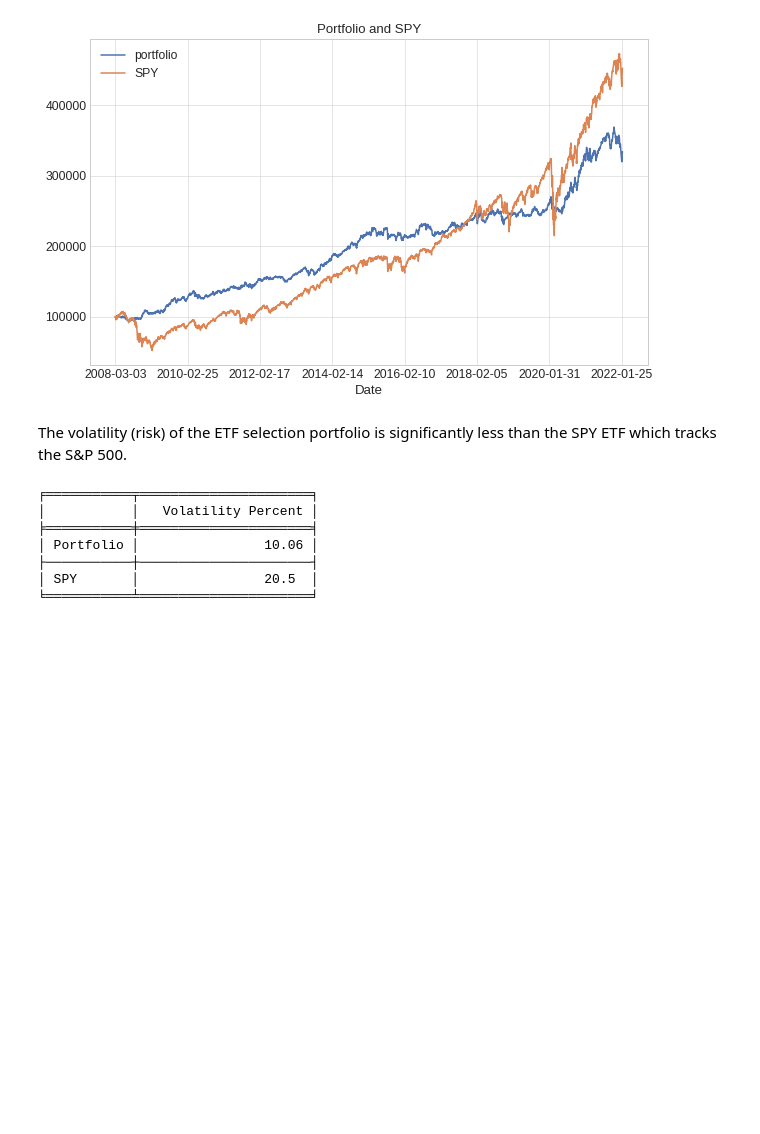
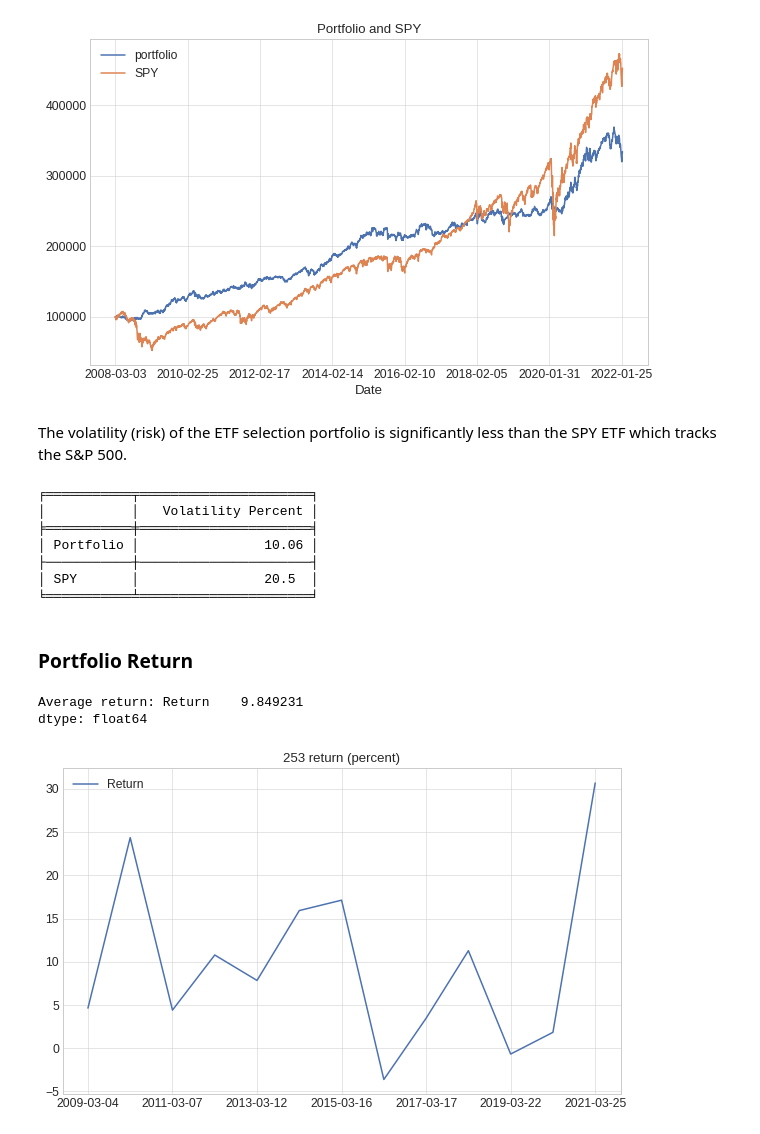
Before and after one commit to IanLKaplan/twelve_percent, a Jupyter notebook: twelve_percent.ipynb, the cells around one changed output. Drawn from its saved outputs; the diff is of its cells as text; code cells hidden in the pictures; blank space fills up the shorter version.

Commit message:
Apparently working portfolio calculation code.

```diff
--- a/twelve_percent.ipynb
+++ b/twelve_percent.ipynb
@@ -620,3 +617,33 @@ def yearly_percent_return(portfolio_df: pd.DataFrame) -> pd.DataFrame:
 ├───────────┼──────────────────────┤
 │ SPY       │                20.5  │
 ╘═══════════╧══════════════════════╛
+# %% [markdown]
+<h3>
+Portfolio Return
+</h3>
+# %%
+def period_return(portfolio_df: pd.DataFrame, period: int) -> pd.DataFrame:
+    date_index = portfolio_df.index
+    values_a = portfolio_df.values
+    date_list = list()
+    return_list = list()
+    for i in range(period, len(values_a), period):
+        r = (values_a[i]/values_a[i-period]) - 1
+        d = date_index[i]
+        return_list.append(r)
+        date_list.append(d)
+    return_df = pd.DataFrame(return_list)
+    return_df.index = date_list
+    return return_df
+
+period_return_df = period_return(portfolio_df=portfolio_df, period=trading_days)
+period_return_df.columns = ['Return']
+period_return_df = round(period_return_df * 100, 2)
+
+period_return_df.plot(grid=True, title=f'{trading_days} return (percent)', figsize=(10,6))
+
+print(f'Average return: {period_return_df.mean()}')
+# %% [output]
+Average return: Return    9.849231
+dtype: float64
+[figure, added]
```
Also changed, not shown: parts of 1 cell of this notebook, 1 other file.
